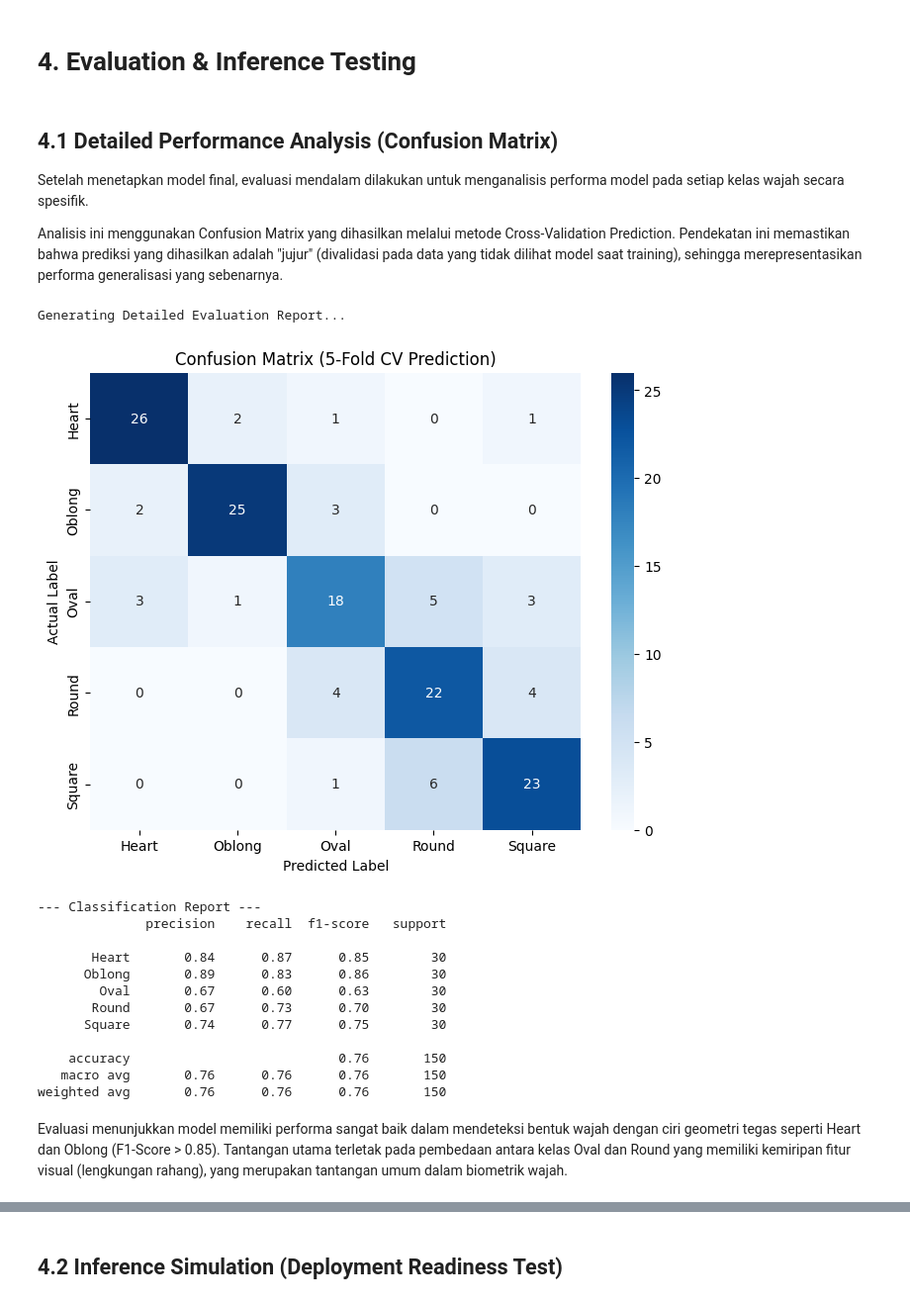
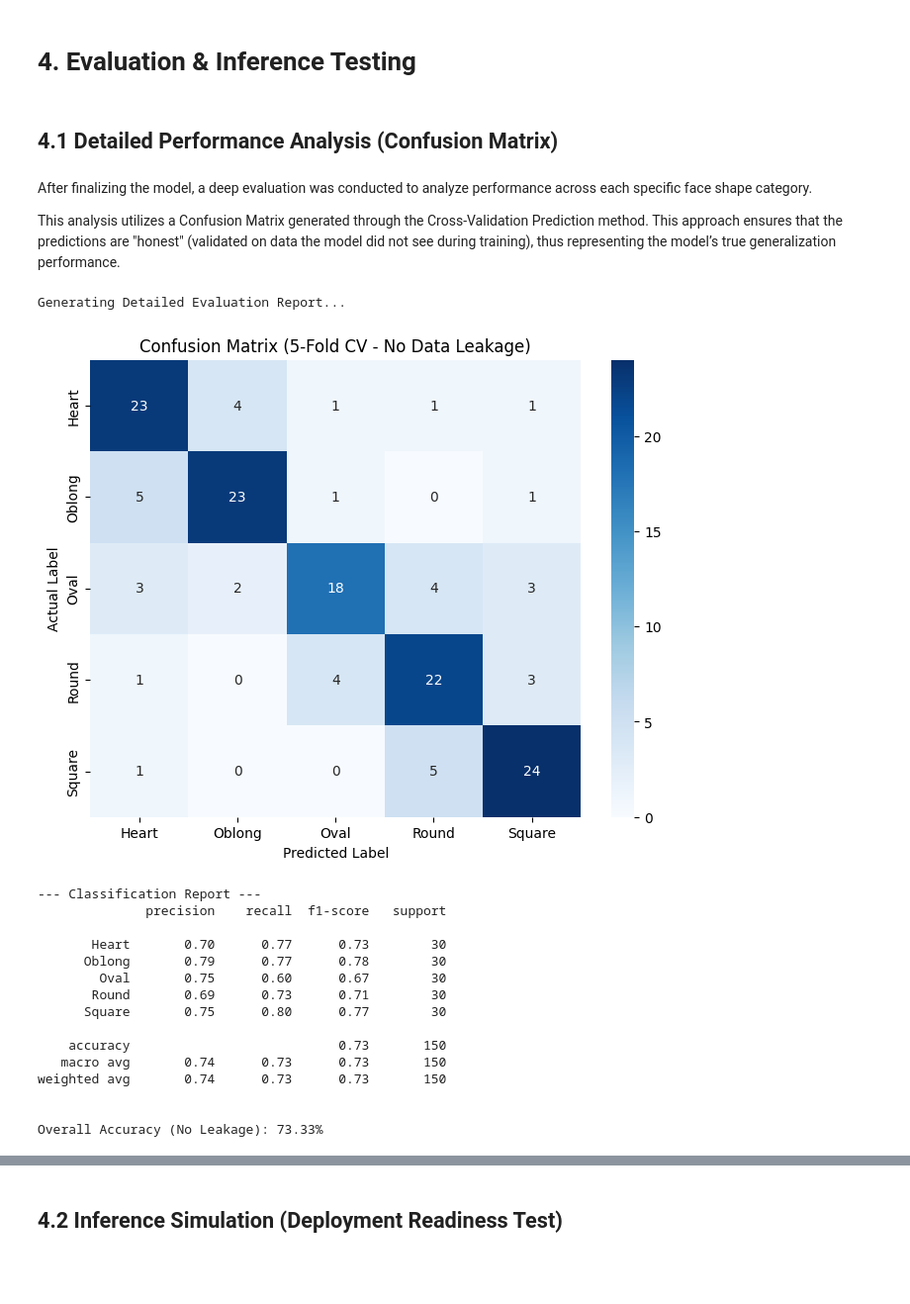
Before and after one commit to aryakasyahrezki/serona-ml, a Jupyter notebook: machine_learning_final/notebooks/model.ipynb, the cells around one changed output, grey strips where cells are left out. Shown at 99% size. Drawn from its saved outputs; the diff is of its cells as text; code cells hidden in the pictures; blank space fills up the shorter version.

```diff
--- a/machine_learning_final/notebooks/model.ipynb
+++ b/machine_learning_final/notebooks/model.ipynb
@@ -932,63 +1216,58 @@ LogisticRegression(C=50, max_iter=5000, random_state=38)
 # 4. Evaluation & Inference Testing
 # %% [markdown]
 ## 4.1 Detailed Performance Analysis (Confusion Matrix)
-Setelah menetapkan model final, evaluasi mendalam dilakukan untuk menganalisis performa model pada setiap kelas wajah secara spesifik.
-
-Analisis ini menggunakan Confusion Matrix yang dihasilkan melalui metode Cross-Validation Prediction. Pendekatan ini memastikan bahwa prediksi yang dihasilkan adalah "jujur" (divalidasi pada data yang tidak dilihat model saat training), sehingga merepresentasikan performa generalisasi yang sebenarnya.
+# %% [markdown]
+After finalizing the model, a deep evaluation was conducted to analyze performance across each specific face shape category.
+
+This analysis utilizes a Confusion Matrix generated through the Cross-Validation Prediction method. This approach ensures that the predictions are "honest" (validated on data the model did not see during training), thus representing the model’s true generalization performance.
 # %%
 from sklearn.model_selection import cross_val_predict
 from sklearn.metrics import classification_report, confusion_matrix
 import seaborn as sns
 import matplotlib.pyplot as plt
 
 print("Generating Detailed Evaluation Report...")
 
-# 1. Setup Model Final (Load parameter terbaik)
-# Menggunakan konfigurasi Seed 38 yang telah dikunci
-final_clf = grid_logreg.best_estimator_.named_steps['classifier']
-final_clf.set_params(random_state=38)
+# Use the final pipeline for predictions
+cv_eval = StratifiedKFold(n_splits=5, shuffle=True, random_state=final_seed)
 
-cv_eval = StratifiedKFold(n_splits=5, shuffle=True, random_state=38)
+# Generate predictions using cross_val_predict
+y_pred_cv = cross_val_predict(final_pipeline, X, y_encoded, cv=cv_eval)
 
-# 2. Pipeline Preprocessing (Manual)
-# Transformasi fitur sesuai artifact final
-X_poly_eval = poly.fit_transform(X)       # Polynomial
-X_scaled_eval = scaler.fit_transform(X_poly_eval) # Scaling
-X_selected_eval = rfecv_final.transform(X_scaled_eval) # Feature Selection (12 Fitur)
-
-# 3. Generate Prediksi (Cross Val Predict)
-# Melakukan prediksi pada seluruh dataset dengan skema validasi silang
-y_pred_cv = cross_val_predict(final_clf, X_selected_eval, y_encoded, cv=cv_eval)
-
-# 4. Visualisasi Confusion Matrix
+# Visualize Confusion Matrix
 cm = confusion_matrix(y_encoded, y_pred_cv)
 target_names = le.classes_
 
 plt.figure(figsize=(8, 6))
 sns.heatmap(cm, annot=True, fmt='d', cmap='Blues',
             xticklabels=target_names, yticklabels=target_names)
-plt.title("Confusion Matrix (5-Fold CV Prediction)")
+plt.title("Confusion Matrix (5-Fold CV - No Data Leakage)")
 plt.ylabel("Actual Label")
 plt.xlabel("Predicted Label")
 plt.show()
 
-# 5. Cetak Classification Report
+# Print Classification Report
 print("\n--- Classification Report ---")
 print(classification_report(y_encoded, y_pred_cv, target_names=target_names))
+
+# Summary
+accuracy = (y_pred_cv == y_encoded).mean()
+print(f"\nOverall Accuracy (No Leakage): {accuracy * 100:.2f}%")
 # %% [output]
 Generating Detailed Evaluation Report...
-[figure, old version]
+[figure, new version]
 --- Classification Report ---
               precision    recall  f1-score   support
 
-       Heart       0.84      0.87      0.85        30
-      Oblong       0.89      0.83      0.86        30
-        Oval       0.67      0.60      0.63        30
-       Round       0.67      0.73      0.70        30
-      Square       0.74      0.77      0.75        30
+       Heart       0.70      0.77      0.73        30
+      Oblong       0.79      0.77      0.78        30
+        Oval       0.75      0.60      0.67        30
+       Round       0.69      0.73      0.71        30
+      Square       0.75      0.80      0.77        30
 
-    accuracy                           0.76       150
-   macro avg       0.76      0.76      0.76       150
-weighted avg       0.76      0.76      0.76       150
+    accuracy                           0.73       150
+   macro avg       0.74      0.73      0.73       150
+weighted avg       0.74      0.73      0.73       150
+
+
+Overall Accuracy (No Leakage): 73.33%
-# %% [markdown]
-Evaluasi menunjukkan model memiliki performa sangat baik dalam mendeteksi bentuk wajah dengan ciri geometri tegas seperti Heart dan Oblong (F1-Score > 0.85). Tantangan utama terletak pada pembedaan antara kelas Oval dan Round yang memiliki kemiripan fitur visual (lengkungan rahang), yang merupakan tantangan umum dalam biometrik wajah.
```
Also changed, not shown: parts of 50 cells of this notebook.
